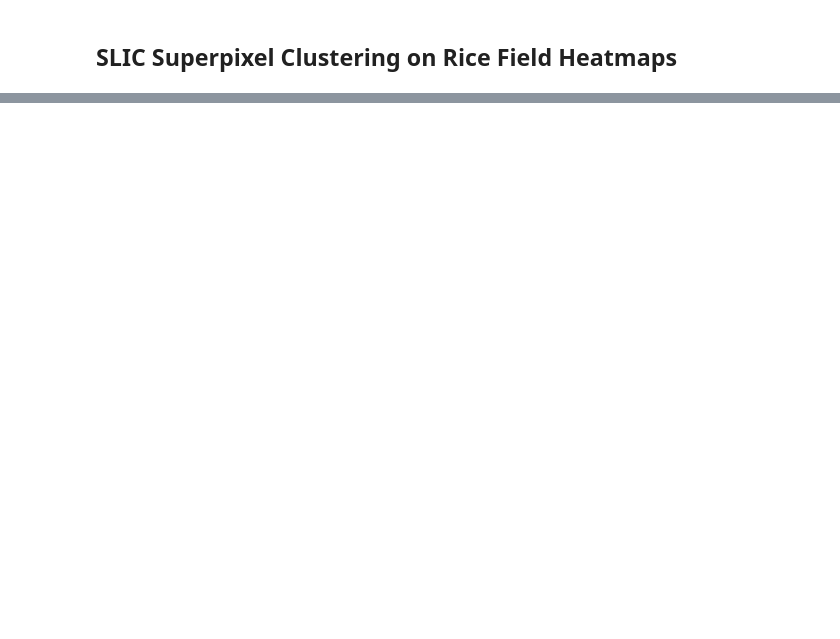
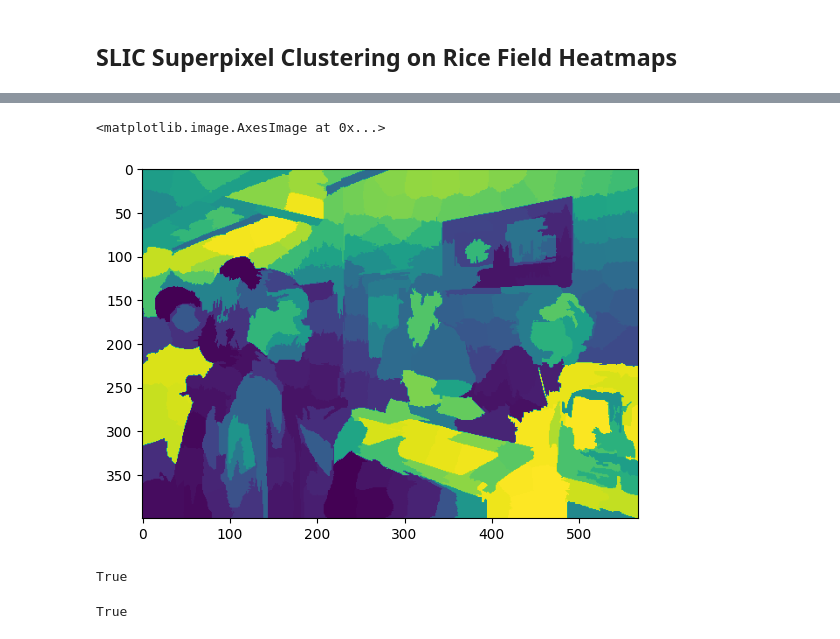
Before and after one commit to astonishedrobo/Unsup, a Jupyter notebook: data_utils/Clustering.ipynb, the cells around one changed output, grey strips where cells are left out. Cells and saved outputs as stored; diff of their text form; code cells hidden in the pictures; blank space fills up the shorter version.

```diff
--- a/data_utils/Clustering.ipynb
+++ b/data_utils/Clustering.ipynb
@@ -155,0 +194,8 @@ for input_image in input_images:
+# %%
+lab_image = cv2.cvtColor(image,cv2.COLOR_RGB2LAB)[:,:,0]
+# %%
+for label in np.unique(segmentation_array):
+    cluster = lab_image[segmentation_array == label]
+    cluster_median = np.median(cluster, axis=0)
+
+    lab_image[segmentation_array == label] = cluster_median
@@ -155,0 +225,11 @@ for input_image in input_images:
+# %%
+for label in np.unique(segmentation_array):
+    cluster = lab_image[segmentation_array == label]
+    cluster_median = np.median(cluster, axis=0)
+
+    lab_image[segmentation_array == label] = cluster_median
+# %%
+plt.imshow(lab_image)
+# %% [output]
+<matplotlib.image.AxesImage at 0x...>
+[figure, added]
@@ -155,0 +241,8 @@ for input_image in input_images:
+# %%
+np.all(segmentation_array==sa)
+# %% [output]
+True
+# %%
+np.all(lab_image==li)
+# %% [output]
+True
```
Also changed, not shown: parts of 30 cells of this notebook, 7 other files.
